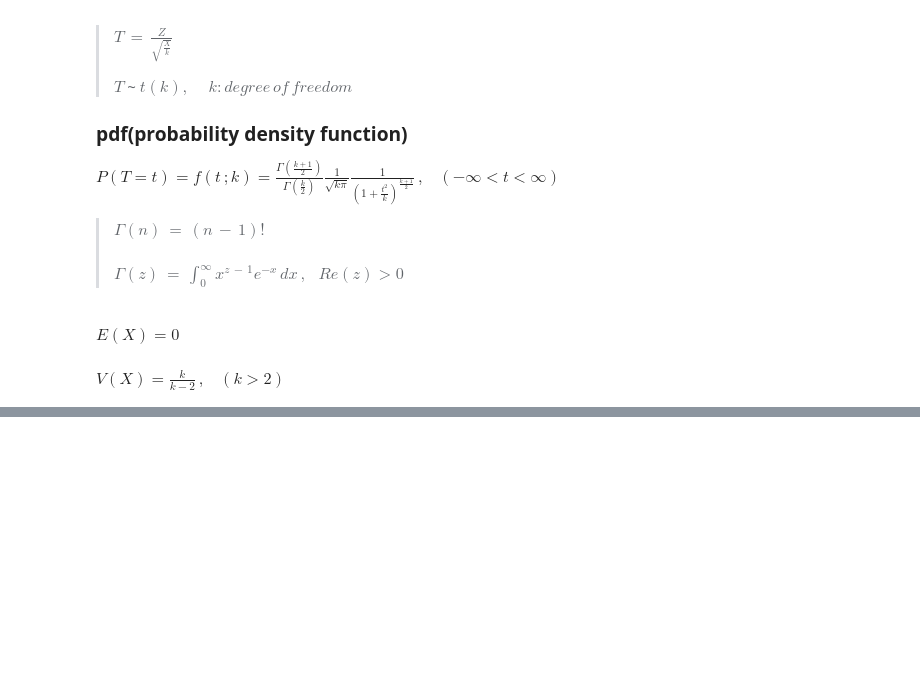
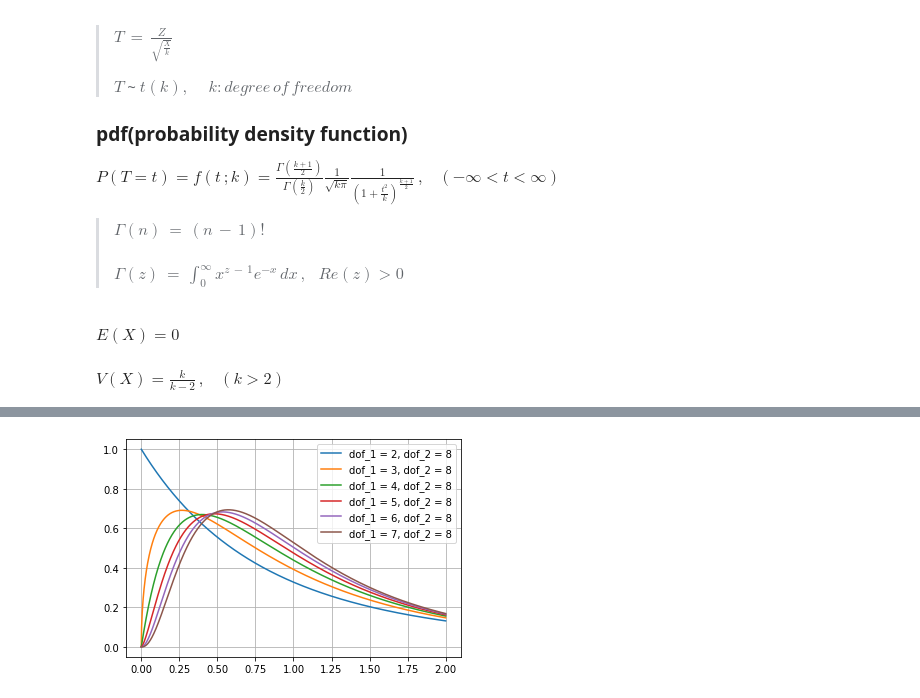
Before and after one commit to rolroralra/jupyter_notebook_statistics, a Jupyter notebook: workspace/Probability_Distribution.ipynb, the cells around one changed output, grey strips where cells are left out. Saved outputs shown, nothing was run; the diff lists cells and outputs as text; code cells hidden in the pictures; blank space fills up the shorter version.

```diff
--- a/workspace/Probability_Distribution.ipynb
+++ b/workspace/Probability_Distribution.ipynb
@@ -689,14 +923,18 @@ print_pdf_figure(x=x, y=y, name=f"F Distribution, dof_1={k1}, dof_2={k2}")
 # %%
 start = 2
 end = 8
 
-dof_2 = np.random.randint(1,10)
+max_dof_value = 10
+
+dof_2 = np.random.randint(1, max_dof_value + 1)
 x = np.linspace(0, 2, sample_size)
 for dof_1 in range(start,end):
     y = stats.f.pdf(x, dof_1, dof_2)
     plt.plot(x, y)
 plt.legend((f"dof_1 = " +  pd.Series(np.arange(start,end)).astype('str')).values + f", dof_2 = {dof_2}", loc="best")
 plt.grid()
+# %% [output]
+[figure, added]
 # %%
 start = 2
 end = 8
```
Also changed, not shown: parts of 21 cells of this notebook, 2 other files.
